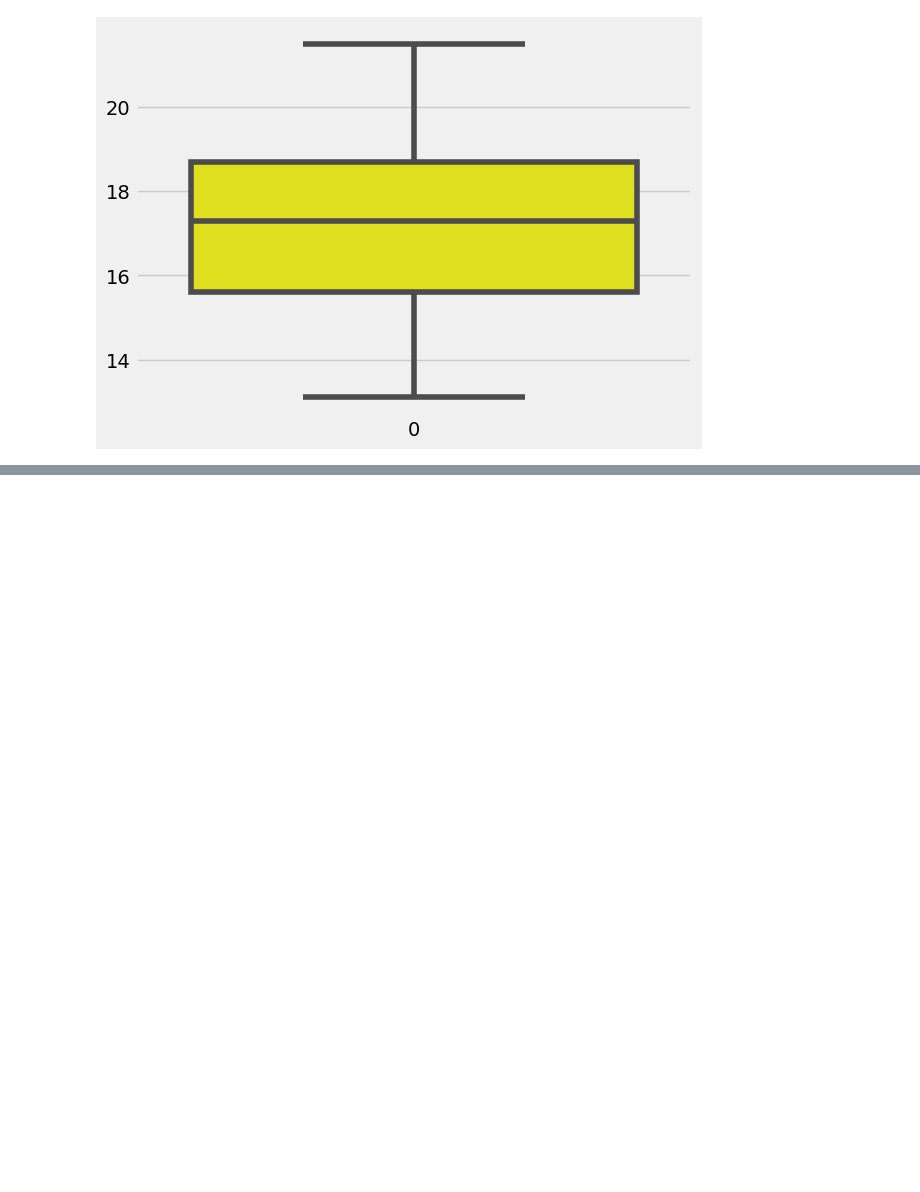
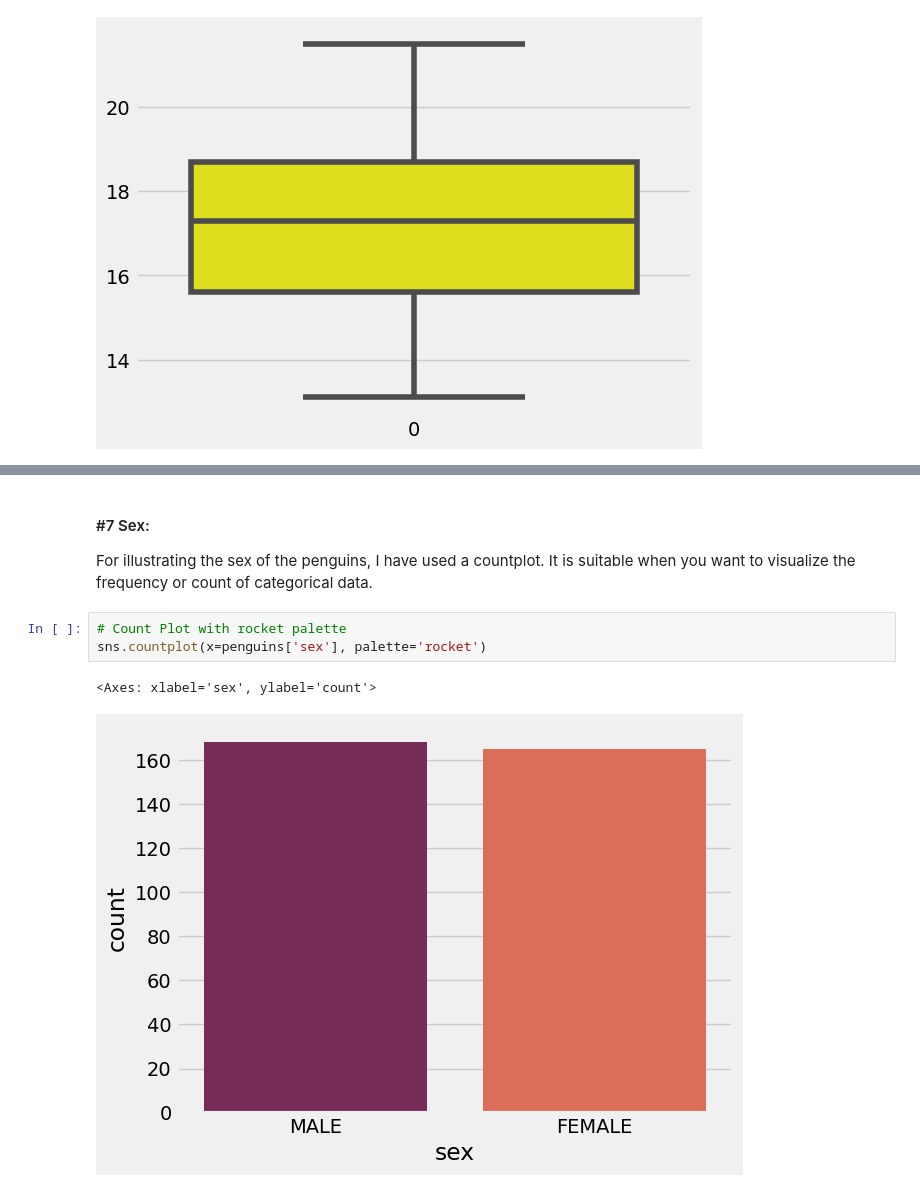
Before and after one commit to turps-pc90/fund_data, a Jupyter notebook: tasks.ipynb, the cells around one changed output, grey strips where cells are left out. Drawn from its saved outputs; the diff is of its cells as text; blank space fills up the shorter version.

```diff
--- a/tasks.ipynb
+++ b/tasks.ipynb
@@ -646,2 +657,11 @@ sns.boxplot(penguins['bill_depth_mm'], color='yellow')
+# %% [markdown]
+#### #7 Sex:
+For illustrating the sex of the penguins, I have used a countplot. It is suitable when you want to visualize the frequency or count of categorical data.
+# %%
+# Count Plot with rocket palette
+sns.countplot(x=penguins['sex'], palette='rocket')
+# %% [output]
+<Axes: xlabel='sex', ylabel='count'>
+[figure, added]
 # %% [markdown]
 ***
```
Also changed, not shown: parts of 8 cells of this notebook.
